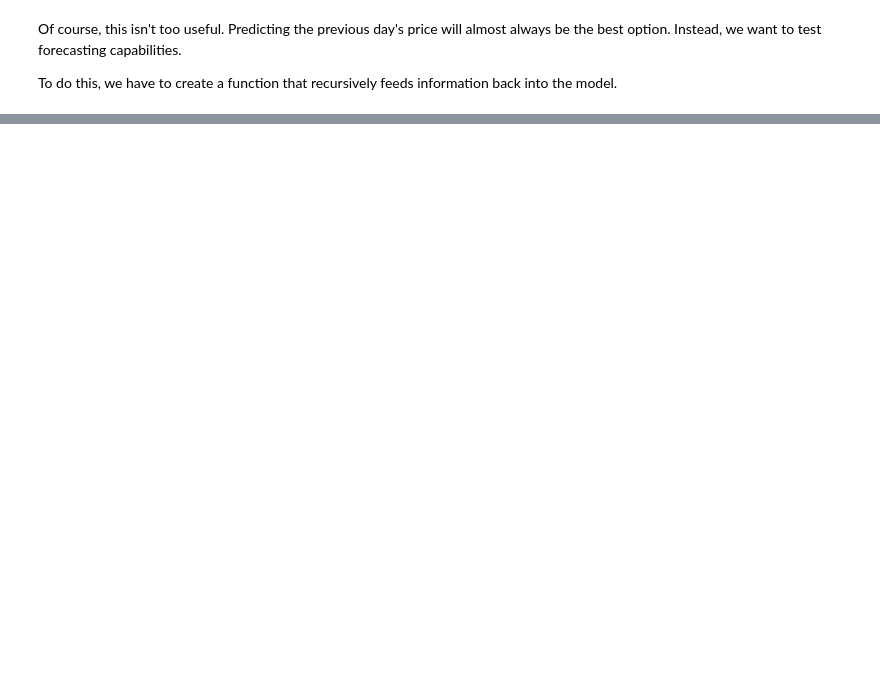
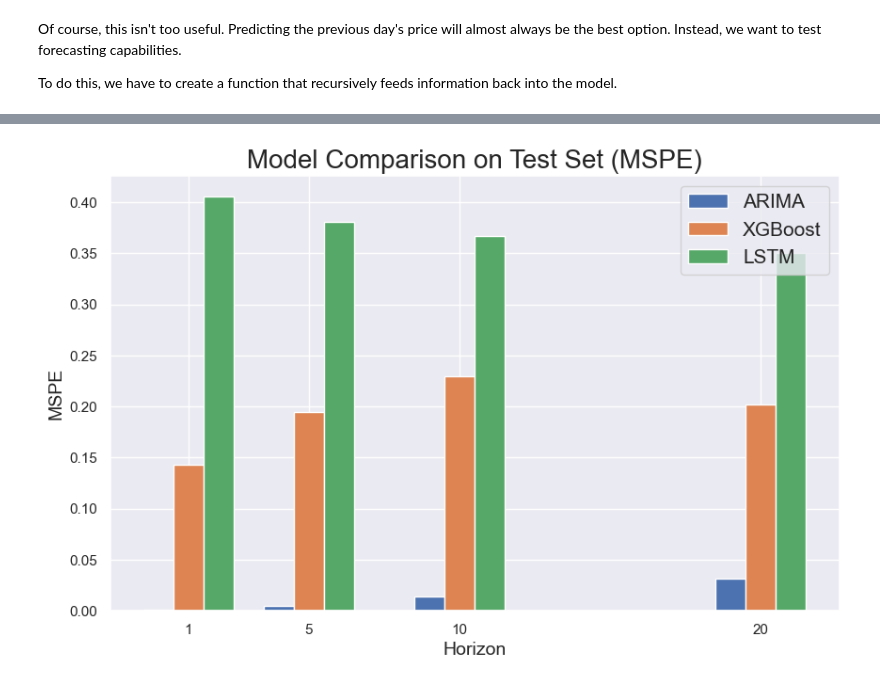
Before and after one commit to njd87/stat195_final_proj, a Jupyter notebook: model.ipynb, the cells around one changed output, grey strips where cells are left out. Saved outputs shown, nothing was run; the diff lists cells and outputs as text; code cells hidden in the pictures; blank space fills up the shorter version.

```diff
--- a/model.ipynb
+++ b/model.ipynb
@@ -87,16 +92,22 @@ Test is remaining.
 We split cross valdiation from Jan 2 to Aug 4 into 5 folds.
 # %%
 # loss function we care about
+# NOTE: named incorrectly lol, this is actually MSPE
 def MAPE_squared(y_true, y_pred):
     # add small noise to y_true to avoid division by zero
     y_true = y_true + 1e-10
     return np.mean(np.abs((y_true - y_pred) / y_true) ** 2)
 
-def SMAPE_squared(y_true, y_pred):
-    # add small noise to y_true and y_pred to avoid division by zero
+def MAPE(y_true, y_pred):
+    # add small noise to y_true to avoid division by zero
     y_true = y_true + 1e-10
-    y_pred = y_pred + 1e-10
-    return np.mean(np.abs((y_true - y_pred) / (np.abs(y_true) + np.abs(y_pred))) ** 2)
+    return np.mean(np.abs((y_true - y_pred) / y_true))
+
+# def SMAPE_squared(y_true, y_pred):
+#     # add small noise to y_true and y_pred to avoid division by zero
+#     y_true = y_true + 1e-10
+#     y_pred = y_pred + 1e-10
+#     return np.mean(np.abs((y_true - y_pred) / (np.abs(y_true) + np.abs(y_pred))) ** 2)
 
 # split up the data for cross validation
 # this will be done via a function, since we will need to do this multiple times
@@ -933,0 +791,3 @@ KeyboardInterrupt:
+# %%
+model_outputs = []
+model_outputs_crisis = []
@@ -933,0 +1088,31 @@ KeyboardInterrupt:
+# %%
+import pandas as pd
+import matplotlib.pyplot as plt
+
+# Create the DataFrame
+model_outputs_df = pd.DataFrame(model_outputs)
+model_outputs_df['log_mape'] = abs(np.log(model_outputs_df['mape^2']))
+
+# Pivot to get horizons as index and models as columns
+pivot_df = model_outputs_df.pivot(index='horizon', columns='model', values='mape^2')
+
+# Plot
+
+x = pivot_df.index.tolist()
+bar_width = 1
+
+fig, ax = plt.subplots(figsize=(10, 6))
+ax.bar([xi - bar_width for xi in x], pivot_df['ARIMA'], bar_width, label='ARIMA')
+ax.bar([xi for xi in x], pivot_df['XGBoost'], bar_width, label='XGBoost')
+ax.bar([xi + bar_width for xi in x], pivot_df['LSTM'], bar_width, label='LSTM')
+
+ax.set_xlabel('Horizon', fontsize=14)
+ax.set_ylabel('MSPE', fontsize=14)
+ax.set_xticks(x)
+ax.set_xticklabels(x)
+ax.legend(fontsize=15)
+ax.set_title('Model Comparison on Test Set (MSPE)', fontsize=20)
+plt.savefig('figs/model_comparison_full_test_mspe.png', dpi=500)
+plt.show()
+# %% [output]
+[figure, added]
```
Also changed, not shown: parts of 64 cells of this notebook, 23 other files.
